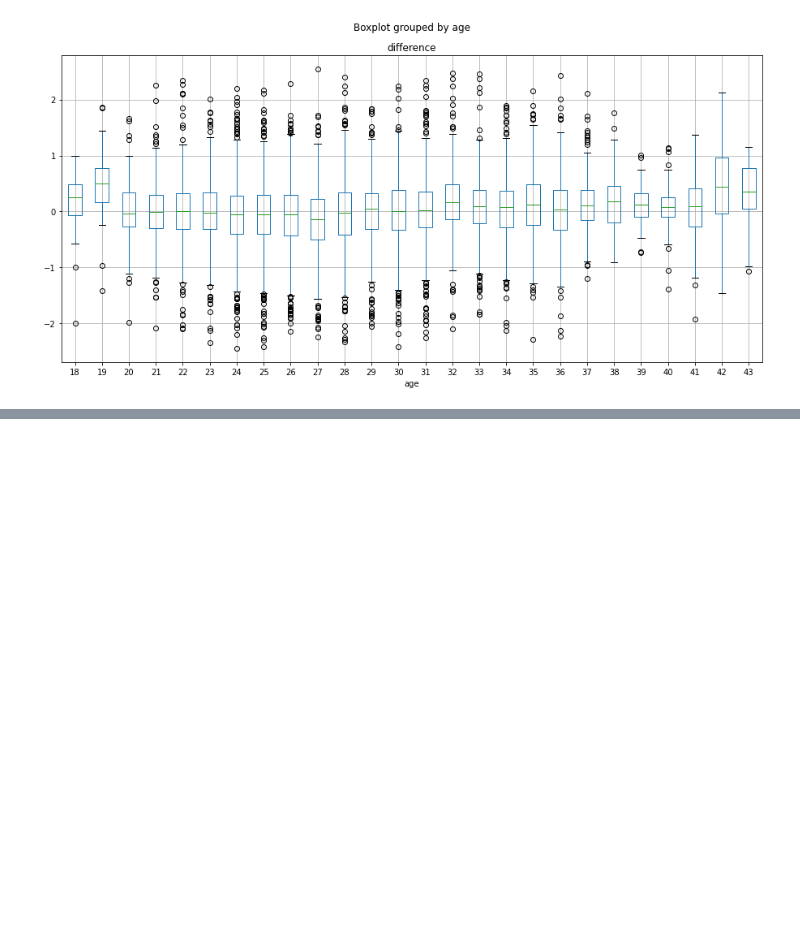
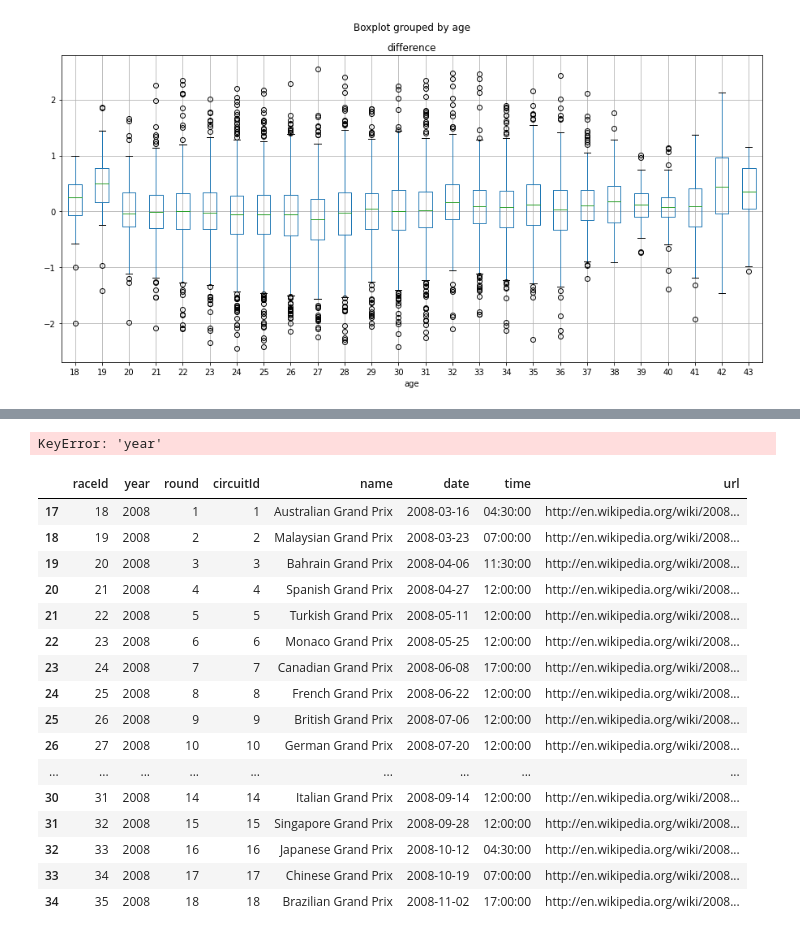
Before and after one commit to tatutimonen/F1-bayesian-analysis, a Jupyter notebook: src/python/data_transforming.ipynb, the cells around one changed output, grey strips where cells are left out. Cells and saved outputs as stored; diff of their text form; code cells hidden in the pictures; blank space fills up the shorter version.

```diff
--- a/src/python/data_transforming.ipynb
+++ b/src/python/data_transforming.ipynb
@@ -196,0 +214,24 @@ driver_means.to_csv('../../data/quali_differences_processed.csv',index=False)
+# %%
+quali_df[quali_df['year'] == 2008]
+# %% [output]
+KeyError: 'year'
+# %%
+races_df[races_df['year'] == 2008]
+# %% [output]
+|  | raceId | year | round | circuitId | name | date | time | url |
+| 17 | 18 | 2008 | 1 | 1 | Australian Grand Prix | 2008-03-16 | 04:30:00 | http://en.wikipedia.org/wiki/2008... |
+| 18 | 19 | 2008 | 2 | 2 | Malaysian Grand Prix | 2008-03-23 | 07:00:00 | http://en.wikipedia.org/wiki/2008... |
+| 19 | 20 | 2008 | 3 | 3 | Bahrain Grand Prix | 2008-04-06 | 11:30:00 | http://en.wikipedia.org/wiki/2008... |
+| 20 | 21 | 2008 | 4 | 4 | Spanish Grand Prix | 2008-04-27 | 12:00:00 | http://en.wikipedia.org/wiki/2008... |
+| 21 | 22 | 2008 | 5 | 5 | Turkish Grand Prix | 2008-05-11 | 12:00:00 | http://en.wikipedia.org/wiki/2008... |
+| 22 | 23 | 2008 | 6 | 6 | Monaco Grand Prix | 2008-05-25 | 12:00:00 | http://en.wikipedia.org/wiki/2008... |
+| 23 | 24 | 2008 | 7 | 7 | Canadian Grand Prix | 2008-06-08 | 17:00:00 | http://en.wikipedia.org/wiki/2008... |
+| 24 | 25 | 2008 | 8 | 8 | French Grand Prix | 2008-06-22 | 12:00:00 | http://en.wikipedia.org/wiki/2008... |
+| 25 | 26 | 2008 | 9 | 9 | British Grand Prix | 2008-07-06 | 12:00:00 | http://en.wikipedia.org/wiki/2008... |
+| 26 | 27 | 2008 | 10 | 10 | German Grand Prix | 2008-07-20 | 12:00:00 | http://en.wikipedia.org/wiki/2008... |
+| ... | ... | ... | ... | ... | ... | ... | ... | ... |
+| 30 | 31 | 2008 | 14 | 14 | Italian Grand Prix | 2008-09-14 | 12:00:00 | http://en.wikipedia.org/wiki/2008... |
+| 31 | 32 | 2008 | 15 | 15 | Singapore Grand Prix | 2008-09-28 | 12:00:00 | http://en.wikipedia.org/wiki/2008... |
+| 32 | 33 | 2008 | 16 | 16 | Japanese Grand Prix | 2008-10-12 | 04:30:00 | http://en.wikipedia.org/wiki/2008... |
+| 33 | 34 | 2008 | 17 | 17 | Chinese Grand Prix | 2008-10-19 | 07:00:00 | http://en.wikipedia.org/wiki/2008... |
+| 34 | 35 | 2008 | 18 | 18 | Brazilian Grand Prix | 2008-11-02 | 17:00:00 | http://en.wikipedia.org/wiki/2008... |
```
Also changed, not shown: parts of 4 cells of this notebook.
